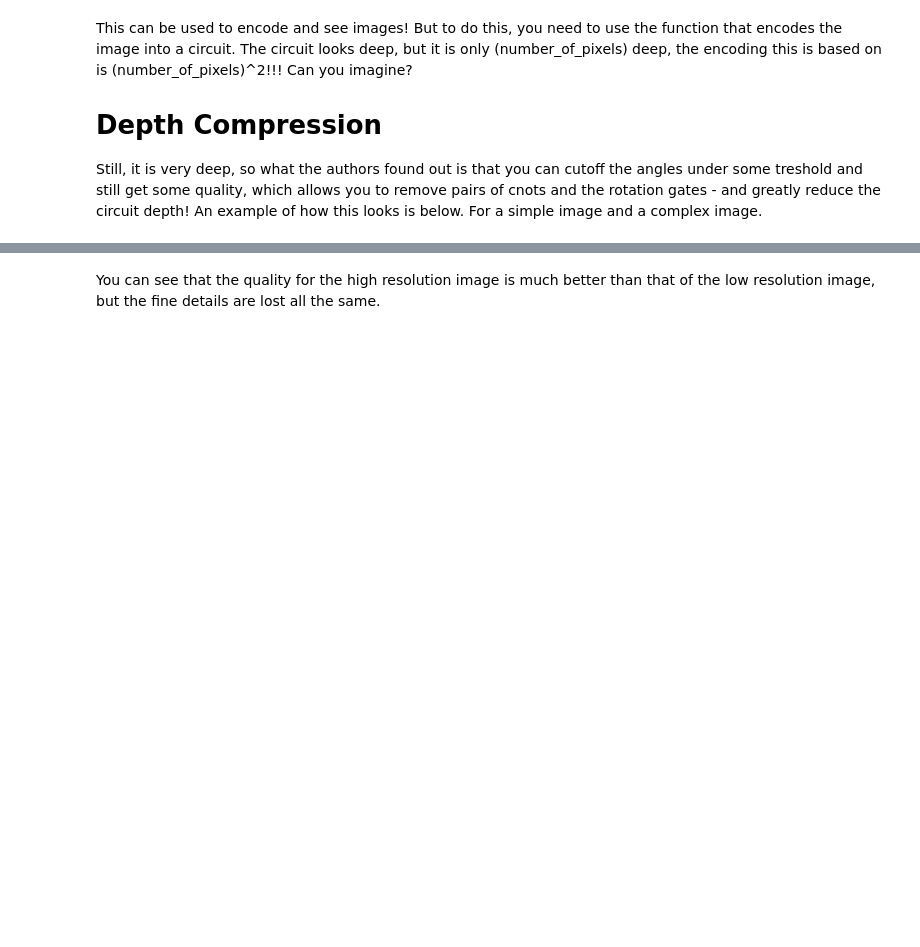
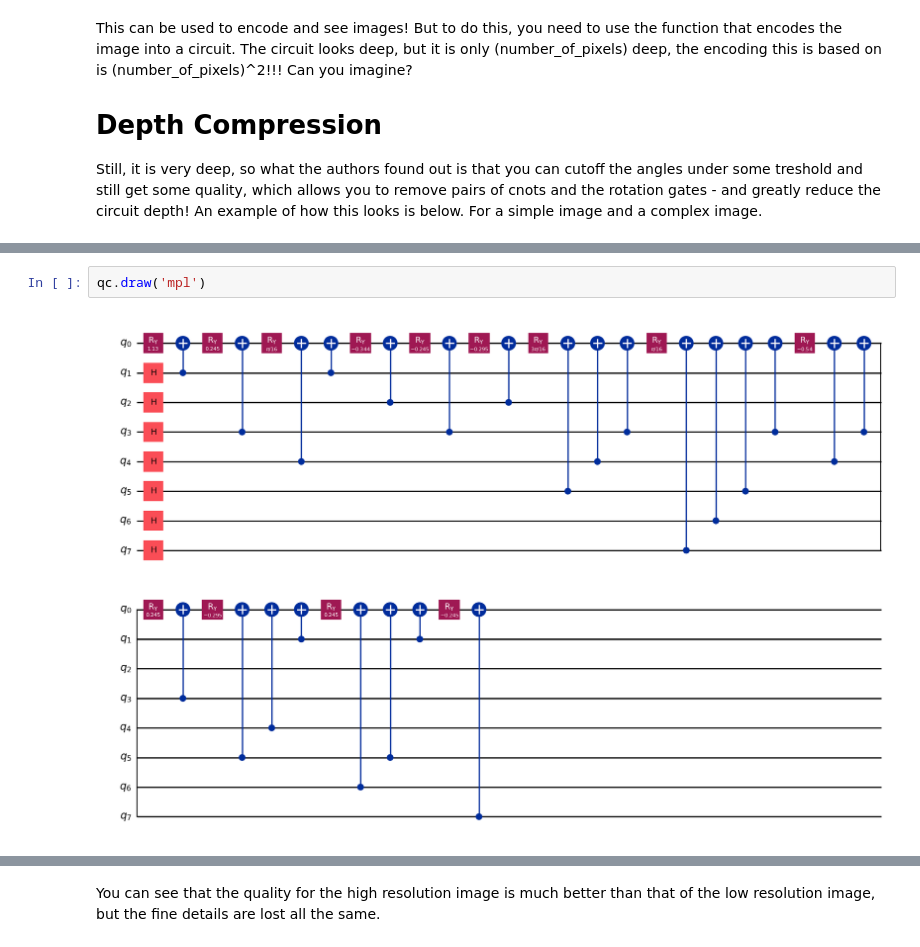
Before and after one commit to HeidelbergQuantum/ParallelQPIXL, a Jupyter notebook: Exploring_QPIXL.ipynb, the cells around one changed output, grey strips where cells are left out. Saved outputs shown, nothing was run; the diff lists cells and outputs as text; blank space fills up the shorter version.

```diff
--- a/Exploring_QPIXL.ipynb
+++ b/Exploring_QPIXL.ipynb
@@ -156 +161,5 @@ plt.show()
+# %%
+qc.draw('mpl')
+# %% [output]
+[figure, added]
 # %%
```
Also changed, not shown: parts of 14 cells of this notebook, 54 other files.
